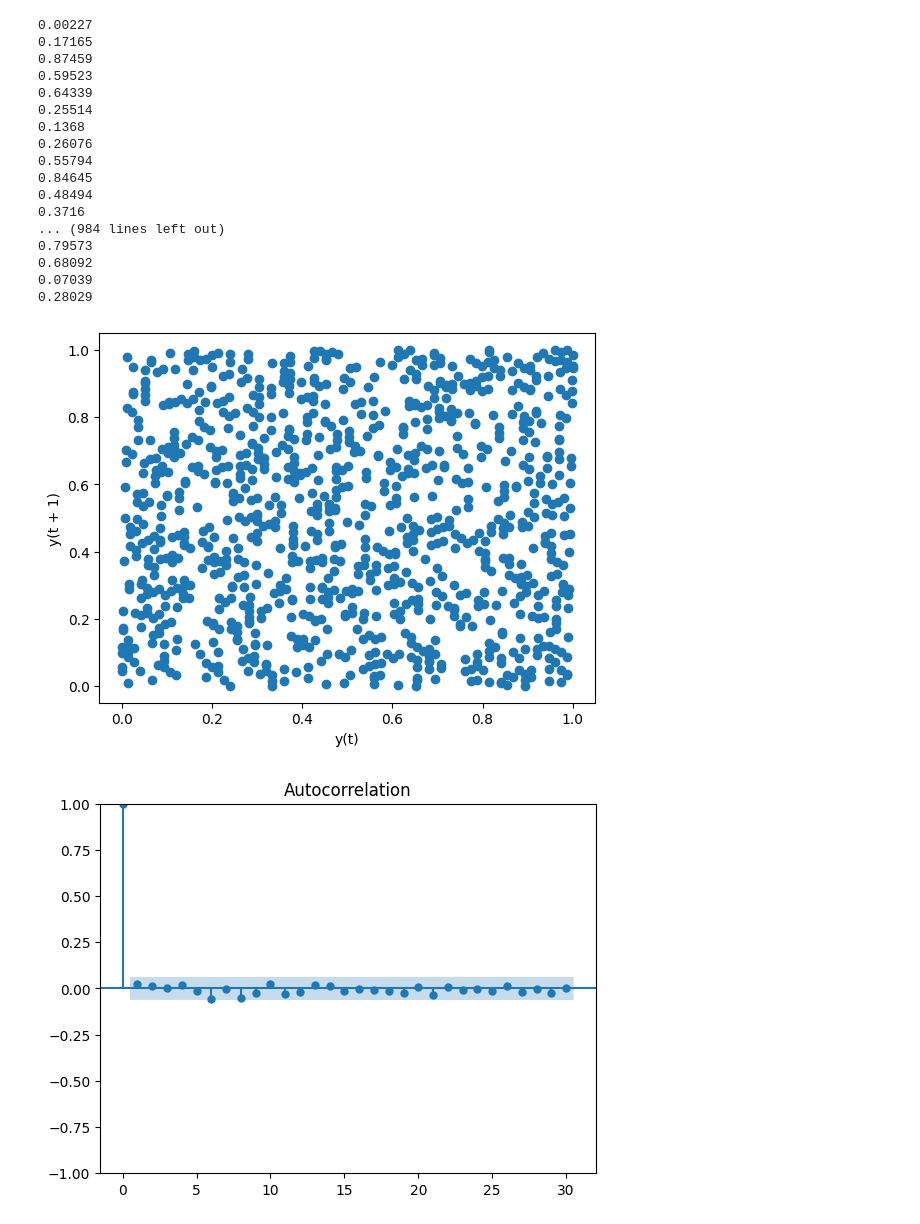
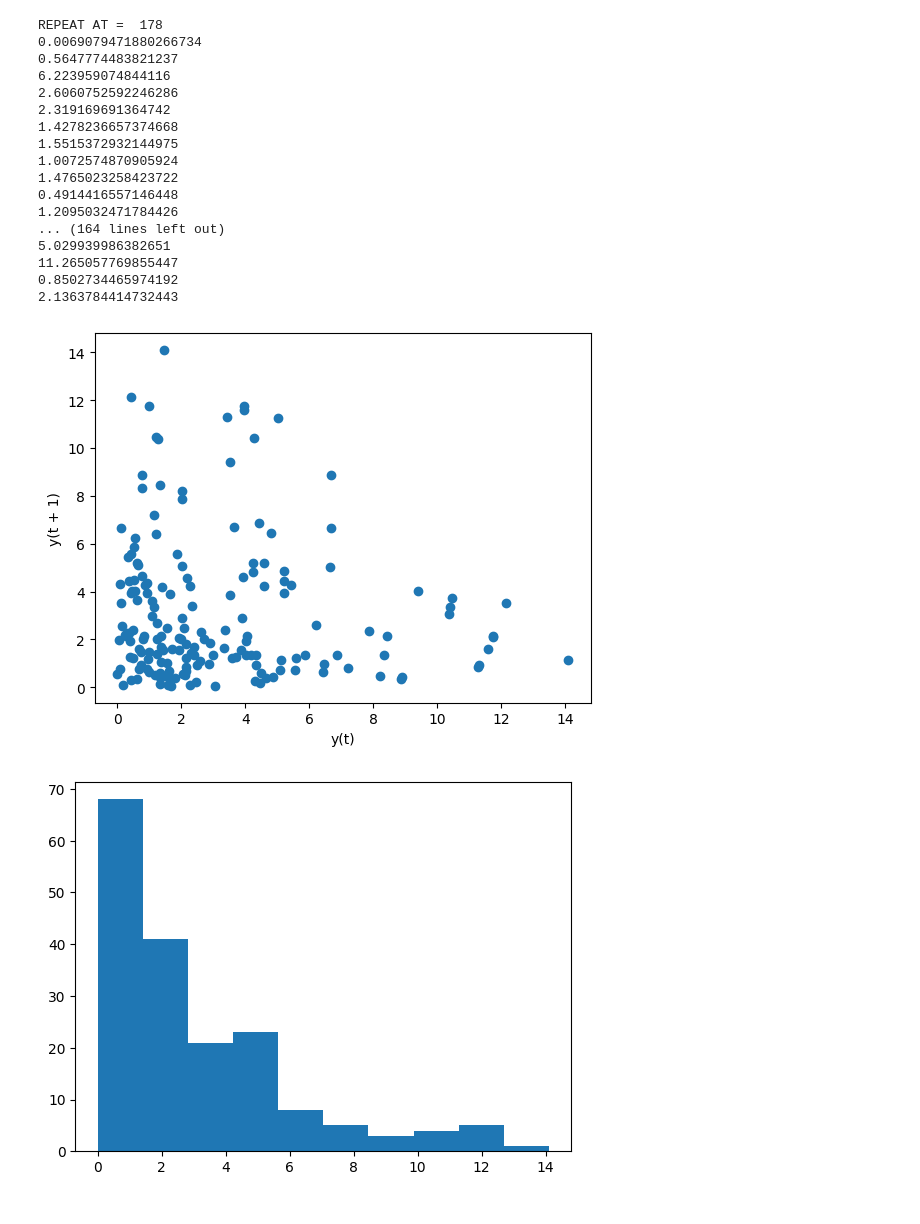
Before and after one commit to Wickidie/CollegeCs, a Jupyter notebook: Python/SimulationModeling/SimulationModeling.ipynb, the cells around one changed output. Cells and saved outputs as stored; diff of their text form; code cells hidden in the pictures.

Commit message:
add roundRect & some modsim

```diff
--- a/Python/SimulationModeling/SimulationModeling.ipynb
+++ b/Python/SimulationModeling/SimulationModeling.ipynb
@@ -1,59 +1,73 @@
 # %%
 import numpy as np
 import pandas as pd
 import matplotlib
 from statsmodels.graphics.tsaplots import plot_acf
 import matplotlib.pyplot as plt
 
 def linearCongruentialMethod(seed, m, a, c, randomNums, noOfRandomNums):
     already_seen = [-1] * (noOfRandomNums)
     temp = ((seed * a) + c) % m
-    randomNums[0] = round(temp / m, precision)
+    randomNums.append(round(temp / m, precision))
     for i in range(1, noOfRandomNums):
         temp = ((temp * a) + c) % m
-        randomNums[i] = round(temp / m, precision)
+        randomNums.append(round(temp / m, precision))
         if randomNums[i] not in already_seen:
             already_seen[i] = randomNums[i]
         else:
             print("REPEAT AT = ", i)
             break
     pass
 
+def inversTransformation(randomNums):
+    b = 3
+    for i in range(0, len(randomNums), 1):
+        x = -b * np.log(1 - randomNums[i])
+        randomVariate.append(x)
+        print(x)
+    pass
+
+
+
 seed = 1
-m = 2**16   # Modulus parameter
+m = 2**16 + 1    # Modulus parameter
 a = 75        # Multiplier term
 c = 74        # Increment term
-precision = 5
-noOfRandomNums = 10**3
-randomNums = [-1] * (noOfRandomNums)
+precision = 4
+noOfRandomNums = 10**4
+randomNums = []
+randomVariate = []
+list(randomNums)
 linearCongruentialMethod(seed, m, a, c, randomNums, noOfRandomNums)
-for i in range(0, noOfRandomNums, 1):
-    print(randomNums[i])
+for i in range(0, randomNums.__len__(), 1):
+    # print(randomNums[i])
     pass
+inversTransformation(randomNums)
 
-data_lcg = pd.DataFrame(randomNums)
+data_lcg = pd.DataFrame(randomVariate)
 data_lcg.to_csv("data_lcg_1.csv")
-pd.plotting.lag_plot(data_lcg)
-
-plot_acf(data_lcg)
+pd.plotting.lag_plot(data_lcg)      # ScatterPlot
 plt.show()
+plt.hist(data_lcg)                  # Histogram
+plot_acf(data_lcg)                  # AutoCorrelation
+plt.show()
 # %% [output]
-0.00227
-0.17165
-0.87459
-0.59523
-0.64339
-0.25514
-0.1368
-0.26076
-0.55794
-0.84645
-0.48494
-0.3716
-... (984 lines left out)
-0.79573
-0.68092
-0.07039
-0.28029
+REPEAT AT =  178
+0.0069079471880266734
+0.5647774483821237
+6.223959074844116
+2.6060752592246286
+2.319169691364742
+1.4278236657374668
+1.5515372932144975
+1.0072574870905924
+1.4765023258423722
+0.4914416557146448
+1.2095032471784426
+... (164 lines left out)
+5.029939986382651
+11.265057769855447
+0.8502734465974192
+2.1363784414732443
-[figure, old version]
+[figure, new version]
-[figure, old version]
+[figure, new version]
```
Also changed, not shown: parts of 2 cells of this notebook, 3 other files.
